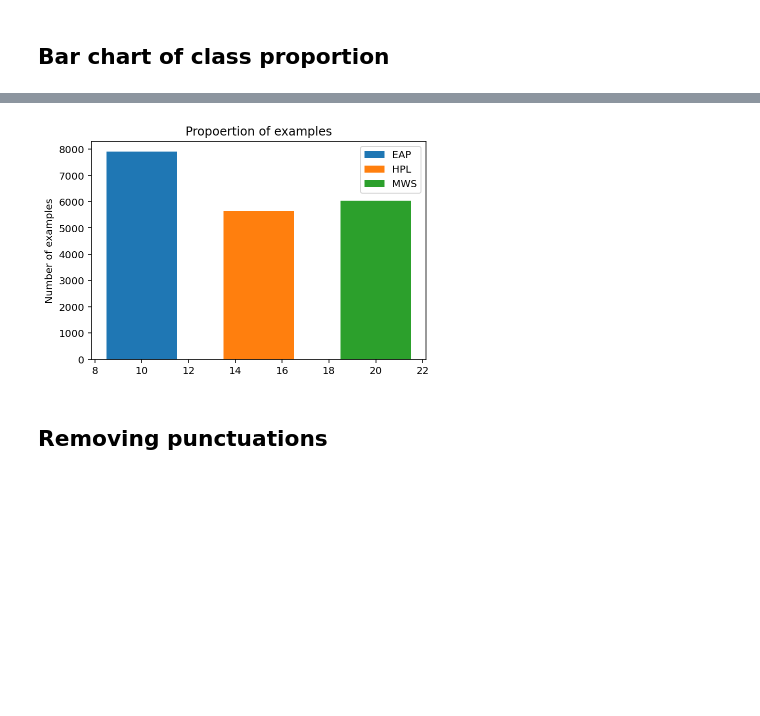
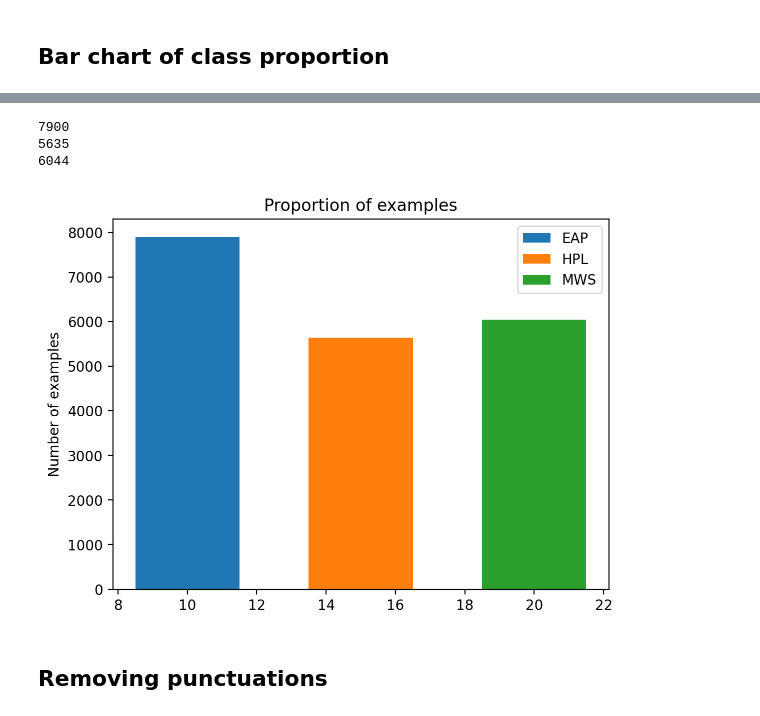
Before and after one commit to Bharatgaur/RawProjects, a Jupyter notebook: Introduction_to_NLP.ipynb, the cells around one changed output, grey strips where cells are left out. Drawn from its saved outputs; the diff is of its cells as text; code cells hidden in the pictures; blank space fills up the shorter version.

```diff
--- a/Introduction_to_NLP.ipynb
+++ b/Introduction_to_NLP.ipynb
@@ -26,0 +36,14 @@ data = pd.read_csv("/content/drive/MyDrive/AlmaBetter/Cohort Aravali/Module 4/We
+# %%
+import pandas as pd
+
+# Google Drive file ID extracted from the link
+file_id = "1xMxfRyHrqLGRNH4JCvW61NX2AMcXeTLF"
+
+# Construct the downloadable URL
+url = f"https://drive.google.com/uc?id={file_id}"
+
+# Read the CSV file directly into a DataFrame
+data = pd.read_csv(url)
+
+# Display the first few rows
+print(data.head())
@@ -51,19 +99,26 @@ data.shape
 # %%
-# extracting the number of examples of each class
+# Extracting the number of examples of each class
 EAP_len = data[data['author'] == 'EAP'].shape[0]
 HPL_len = data[data['author'] == 'HPL'].shape[0]
 MWS_len = data[data['author'] == 'MWS'].shape[0]
+print(EAP_len)
+print(HPL_len)
+print(MWS_len)
+# %% [output]
+7900
+5635
+6044
 # %%
-# bar plot of the 3 classes
-plt.bar(10,EAP_len,3, label="EAP")
-plt.bar(15,HPL_len,3, label="HPL")
-plt.bar(20,MWS_len,3, label="MWS")
+# Bar Plot of the 3 Classes
+plt.bar(10,EAP_len,3, label='EAP')
+plt.bar(15, HPL_len,3, label='HPL')
+plt.bar(20,MWS_len,3, label= 'MWS')
 plt.legend()
 plt.ylabel('Number of examples')
-plt.title('Propoertion of examples')
+plt.title('Proportion of examples')
 plt.show()
 # %% [output]
-[figure, old version]
+[figure, new version]
 # %% [markdown]
 ## **Removing punctuations**
 # %% [markdown]
```
Also changed, not shown: parts of 24 cells of this notebook.
